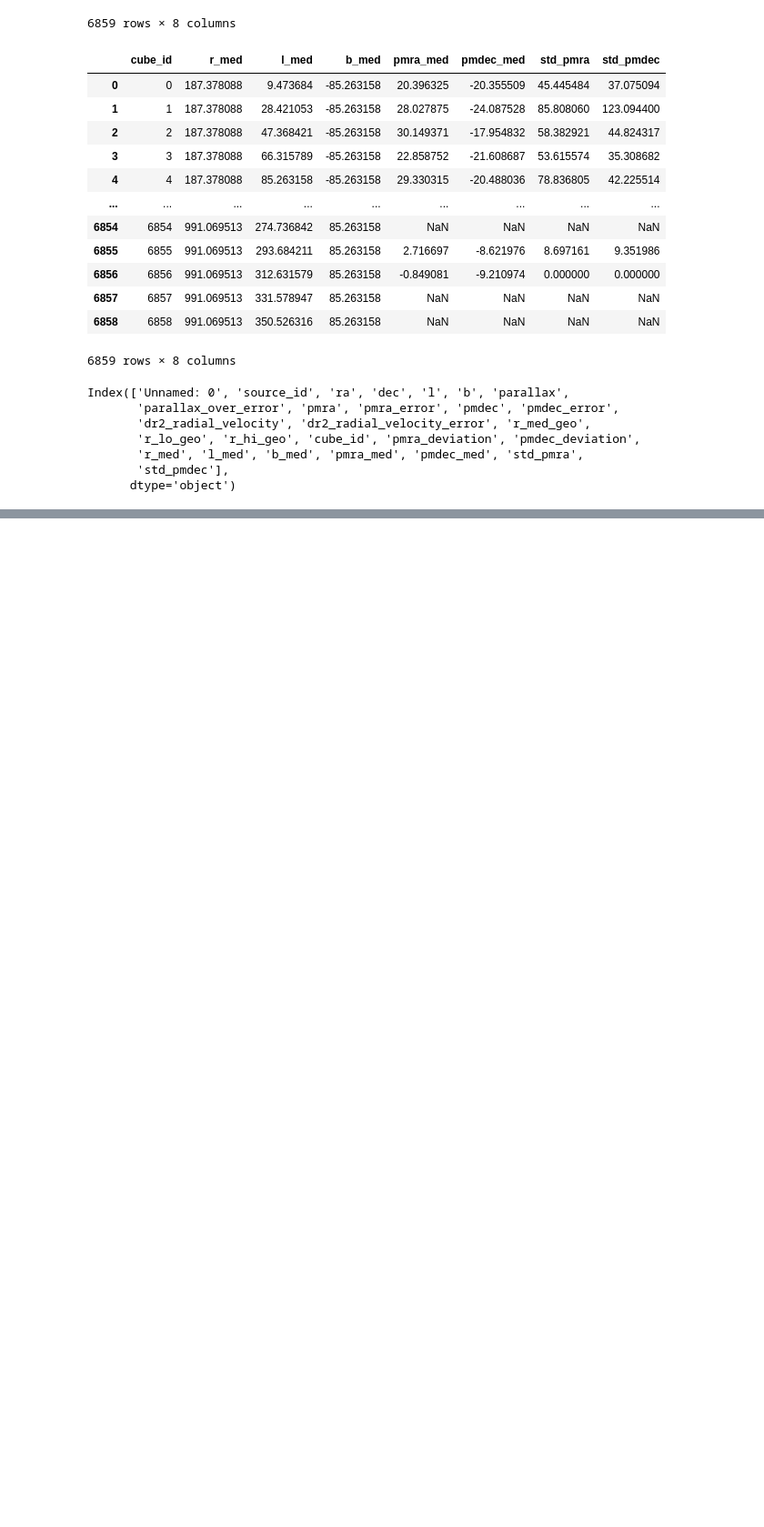
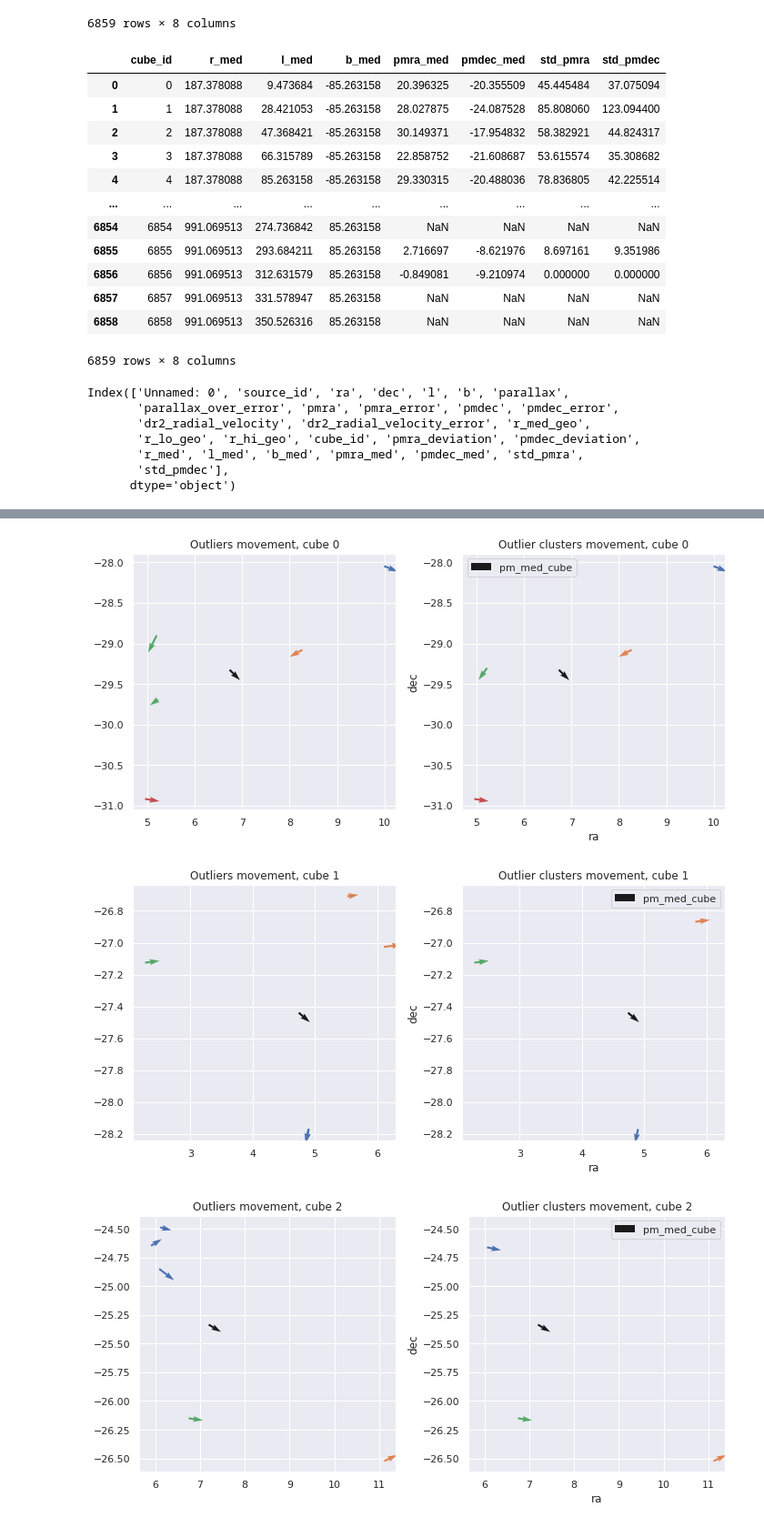
Before and after one commit to santortiz/Black-holes-searching, a Jupyter notebook: shells_clusters.ipynb, the cells around one changed output, grey strips where cells are left out. Shown: that part at 91% size. Cells and saved outputs as stored; diff of their text form; code cells hidden in the pictures; blank space fills up the shorter version.

Commit message:
Gráficas de outliers en comparación con el movimiento de los clusters compuestos por outliers

```diff
--- a/shells_clusters.ipynb
+++ b/shells_clusters.ipynb
@@ -3,6 +3,7 @@ import numpy as np
 import pandas as pd
 import matplotlib.pyplot as plt
 import seaborn as sns
+sns.set_theme()
 # %%
 pmra_outliers= pd.read_csv('pmra_outliers.csv')
 # %%
@@ -76,0 +68,42 @@ plt.show()
+# %%
+from sklearn.cluster import DBSCAN
+
+#eps: max distance to classified particle as neighbor
+#min_samples: min number of points to consider particle as core
+
+for id in cubes.cube_id[:10]:
+    cube= pd.concat([data.query(f'cube_id == {id}')])
+    cube.columns
+
+    clusters= DBSCAN(eps=1, min_samples=1).fit(cube.loc[:,['ra', 'dec']])
+    cube['label']= clusters.labels_
+
+    plt.figure(figsize=(10,5))
+    ax1=plt.subplot(1,2,1)
+    ax1.set_title(f'Outliers movement, cube {id}')
+    color= sns.color_palette()[:len(cube.label)]
+    ax1.quiver(cube.ra.mean(), cube.dec.mean(), cube.pmra_med.unique()[0], cube.pmdec_med.unique()[0], color='k', label='pm_med_cube')
+    for i, lab in enumerate(cube.label.unique()):
+        cluster= cube.query(f'label=={lab}')
+        ax1.quiver(cluster.ra, cluster.dec, cluster.pmra, cluster.pmdec, color=color[i])
+
+    ax2=plt.subplot(1,2,2, sharex=ax1, sharey=ax1)
+    ax2.set_title(f'Outlier clusters movement, cube {id}')
+    color= sns.color_palette()[:len(cube.label)]
+    ax2.quiver(cube.ra.mean(), cube.dec.mean(), cube.pmra_med.unique()[0], cube.pmdec_med.unique()[0], color='k', label='pm_med_cube')
+    for i, lab in enumerate(cube.label.unique()):
+        cluster= cube.query(f'label=={lab}')
+        ax2.quiver(cluster.ra.mean(), cluster.dec.mean(), cluster.pmra.mean(), cluster.pmdec.mean(), color=color[i])
+
+    plt.xlabel('ra')
+    plt.ylabel('dec')
+    plt.legend()
+    plt.tight_layout()
+    plt.show()
+
+
+#Each row represent not a star but a cluster classified by dbscan.
+# %% [output]
+[figure, added]
+[figure, added]
+[figure, added]
```
Also changed, not shown: parts of 5 cells of this notebook.
